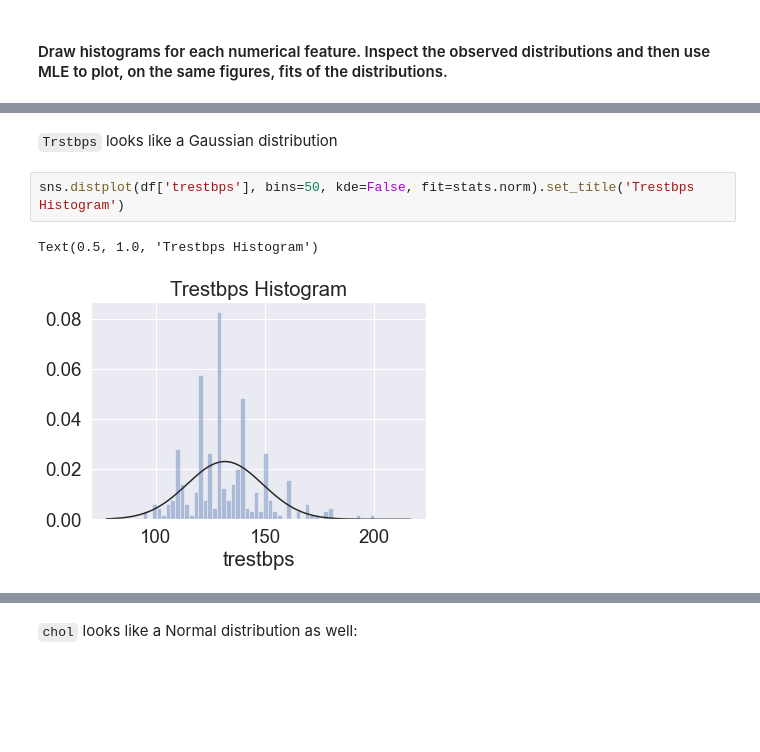
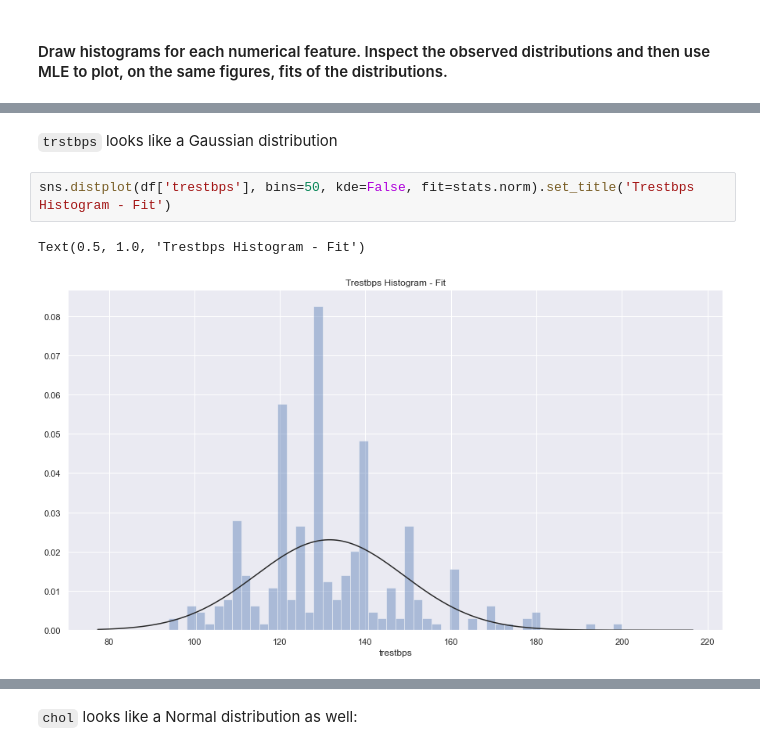
Before and after one commit to EyalMichaeli/IDC_masters, a Jupyter notebook: SnDA/HW3/HW3.ipynb, the cells around one changed output, grey strips where cells are left out. Drawn from its saved outputs; the diff is of its cells as text; blank space fills up the shorter version.

```diff
--- a/SnDA/HW3/HW3.ipynb
+++ b/SnDA/HW3/HW3.ipynb
@@ -452,10 +458,10 @@ Text(0.5, 1.0, 'Trestbps Histogram')
 # %% [markdown]
-`Trstbps` looks like a Gaussian distribution
+`trstbps` looks like a Gaussian distribution
 # %%
-sns.distplot(df['trestbps'], bins=50, kde=False, fit=stats.norm).set_title('Trestbps Histogram')
+sns.distplot(df['trestbps'], bins=50, kde=False, fit=stats.norm).set_title('Trestbps Histogram - Fit')
 # %% [output]
-Text(0.5, 1.0, 'Trestbps Histogram')
+Text(0.5, 1.0, 'Trestbps Histogram - Fit')
-[figure, old version]
+[figure, new version]
 # %%
 sns.histplot(df['chol'], bins=50, kde=True).set_title('Chol Histogram')
 # %% [output]
```
Also changed, not shown: parts of 34 cells of this notebook.
